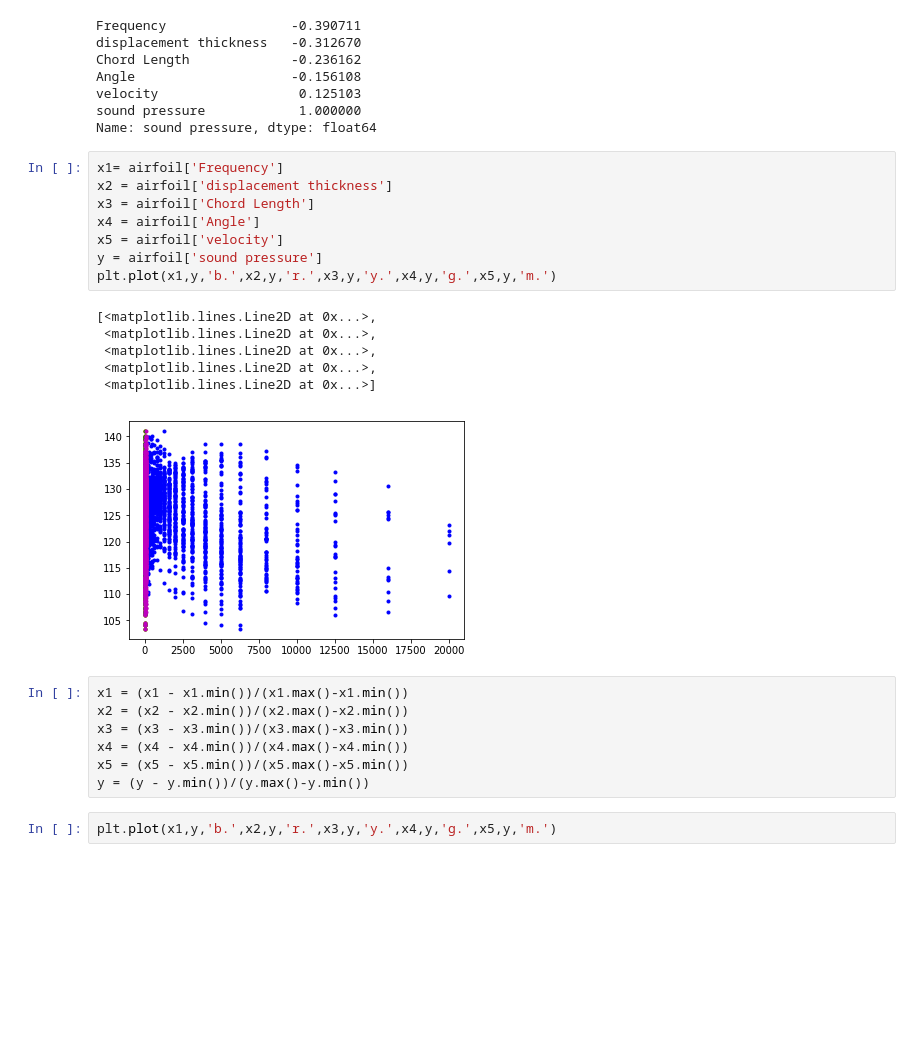
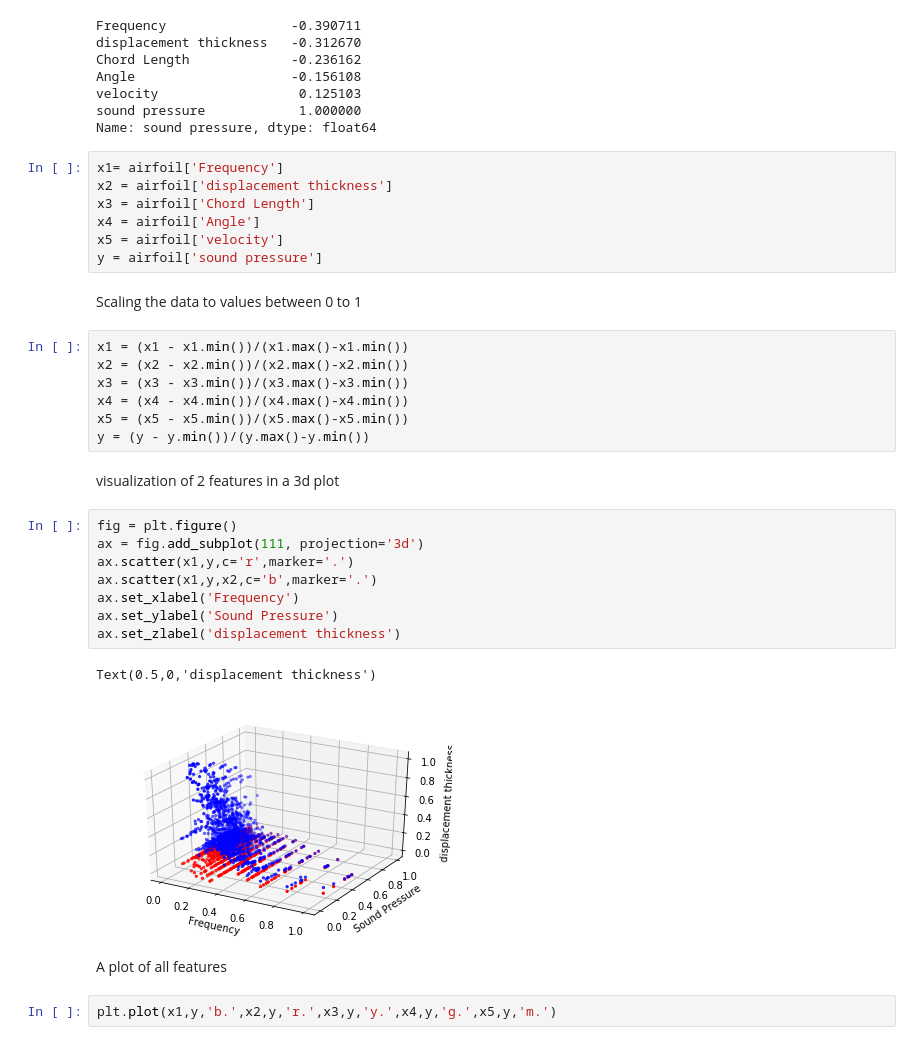
Before and after one commit to mshilpaa/machine_learning, a Jupyter notebook: airfoil/linear regression-airfoil-all features(Hard-code).ipynb, the cells around one changed output. Saved outputs shown, nothing was run; the diff lists cells and outputs as text; blank space fills up the shorter version.

Commit message:
more projects

```diff
--- a/airfoil/linear regression-airfoil-all features(Hard-code).ipynb
+++ b/airfoil/linear regression-airfoil-all features(Hard-code).ipynb
@@ -76,14 +51,8 @@ x3 = airfoil['Chord Length']
 x4 = airfoil['Angle']
 x5 = airfoil['velocity']
 y = airfoil['sound pressure']
-plt.plot(x1,y,'b.',x2,y,'r.',x3,y,'y.',x4,y,'g.',x5,y,'m.')
-# %% [output]
-[<matplotlib.lines.Line2D at 0x...>,
- <matplotlib.lines.Line2D at 0x...>,
- <matplotlib.lines.Line2D at 0x...>,
- <matplotlib.lines.Line2D at 0x...>,
- <matplotlib.lines.Line2D at 0x...>]
-[figure, removed]
+# %% [markdown]
+Scaling the data to values between 0 to 1
 # %%
 x1 = (x1 - x1.min())/(x1.max()-x1.min())
 x2 = (x2 - x2.min())/(x2.max()-x2.min())
@@ -91,6 +60,21 @@ x3 = (x3 - x3.min())/(x3.max()-x3.min())
 x4 = (x4 - x4.min())/(x4.max()-x4.min())
 x5 = (x5 - x5.min())/(x5.max()-x5.min())
 y = (y - y.min())/(y.max()-y.min())
+# %% [markdown]
+visualization of 2 features in a 3d plot
+# %%
+fig = plt.figure()
+ax = fig.add_subplot(111, projection='3d')
+ax.scatter(x1,y,c='r',marker='.')
+ax.scatter(x1,y,x2,c='b',marker='.')
+ax.set_xlabel('Frequency')
+ax.set_ylabel('Sound Pressure')
+ax.set_zlabel('displacement thickness')
+# %% [output]
+Text(0.5,0,'displacement thickness')
+[figure, added]
+# %% [markdown]
+A plot of all features
 # %%
 plt.plot(x1,y,'b.',x2,y,'r.',x3,y,'y.',x4,y,'g.',x5,y,'m.')
 # %% [output]
```
Also changed, not shown: parts of 20 cells of this notebook, 14 other files.
